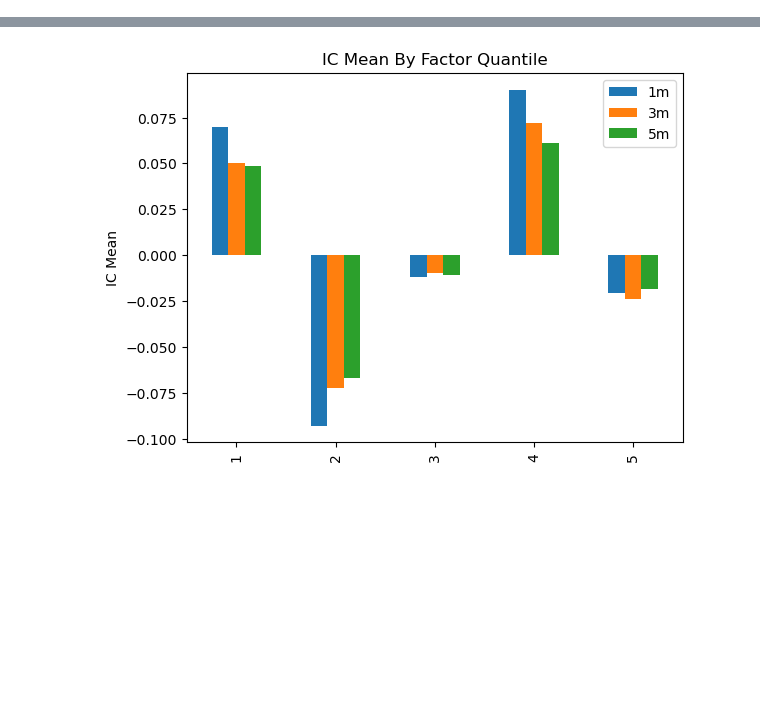
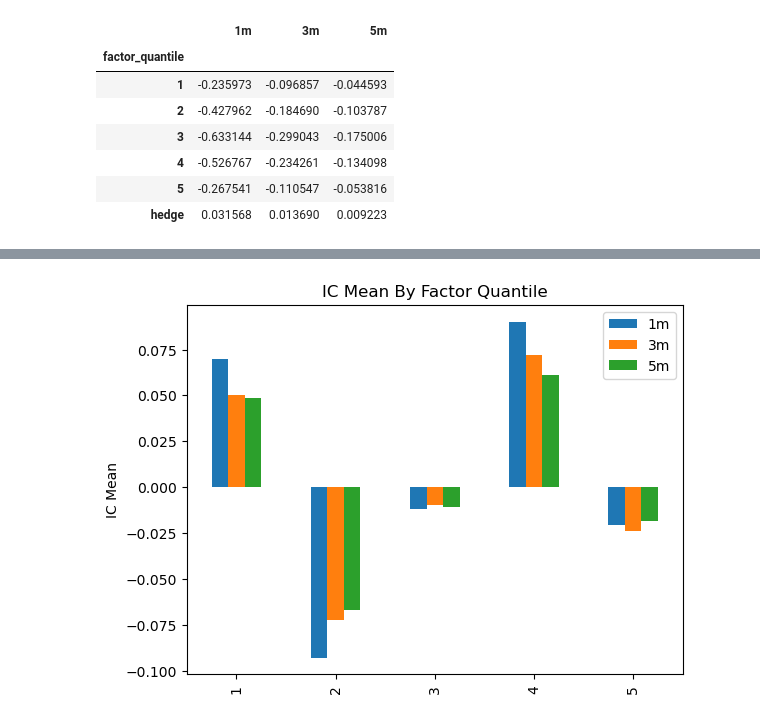
Before and after one commit to wzrwisdom/CalculateFactor_ByDDBAPI, a Jupyter notebook: example/evaluate.ipynb, the cells around one changed output, grey strips where cells are left out. Saved outputs shown, nothing was run; the diff lists cells and outputs as text; code cells hidden in the pictures; blank space fills up the shorter version.

```diff
--- a/example/evaluate.ipynb
+++ b/example/evaluate.ipynb
@@ -35,0 +55,6 @@ factor_and_ret.replace(np.inf, np.nan, inplace=True)
+# %%
+grouper = ['factor_quantile', 'tradetime']
+def src_rough_return(group):
+        return group[get_forward_returns_columns(factor_and_ret.columns)].mean()
+
+portforlio_group_return = factor_and_ret.groupby(grouper).apply(src_rough_return)
@@ -35,0 +65,32 @@ factor_and_ret.replace(np.inf, np.nan, inplace=True)
+# %%
+def src_port_rough_return(group):
+    total_num = len(group)
+
+    dict_col_holding_time = {'1m': 20, '3m': 60, '5m': 100}
+    values = []
+    indices = []
+    for col, holding_time in dict_col_holding_time.items():
+
+        final_price = 0
+        for i in range(holding_time):
+            index_list = range(i, total_num, holding_time)
+            final_price +=(group.iloc[index_list][col]+1).cumprod().iloc[-1]
+        final_price = final_price / holding_time
+        values.append(final_price)
+        indices.append(col)
+    return pd.Series(values, index=indices)
+# %%
+port_rough_return = portforlio_group_return.groupby('factor_quantile').apply(src_port_rough_return)
+
+port_rough_return = port_rough_return - 1
+port_rough_return.loc['hedge'] = port_rough_return.loc[1] - port_rough_return.loc[5]
+port_rough_return
+# %% [output]
+|  | 1m | 3m | 5m |
+| factor_quantile |  |  |  |
+| 1 | -0.235973 | -0.096857 | -0.044593 |
+| 2 | -0.427962 | -0.184690 | -0.103787 |
+| 3 | -0.633144 | -0.299043 | -0.175006 |
+| 4 | -0.526767 | -0.234261 | -0.134098 |
+| 5 | -0.267541 | -0.110547 | -0.053816 |
+| hedge | 0.031568 | 0.013690 | 0.009223 |
```
Also changed, not shown: parts of 22 cells of this notebook, 10 other files.
